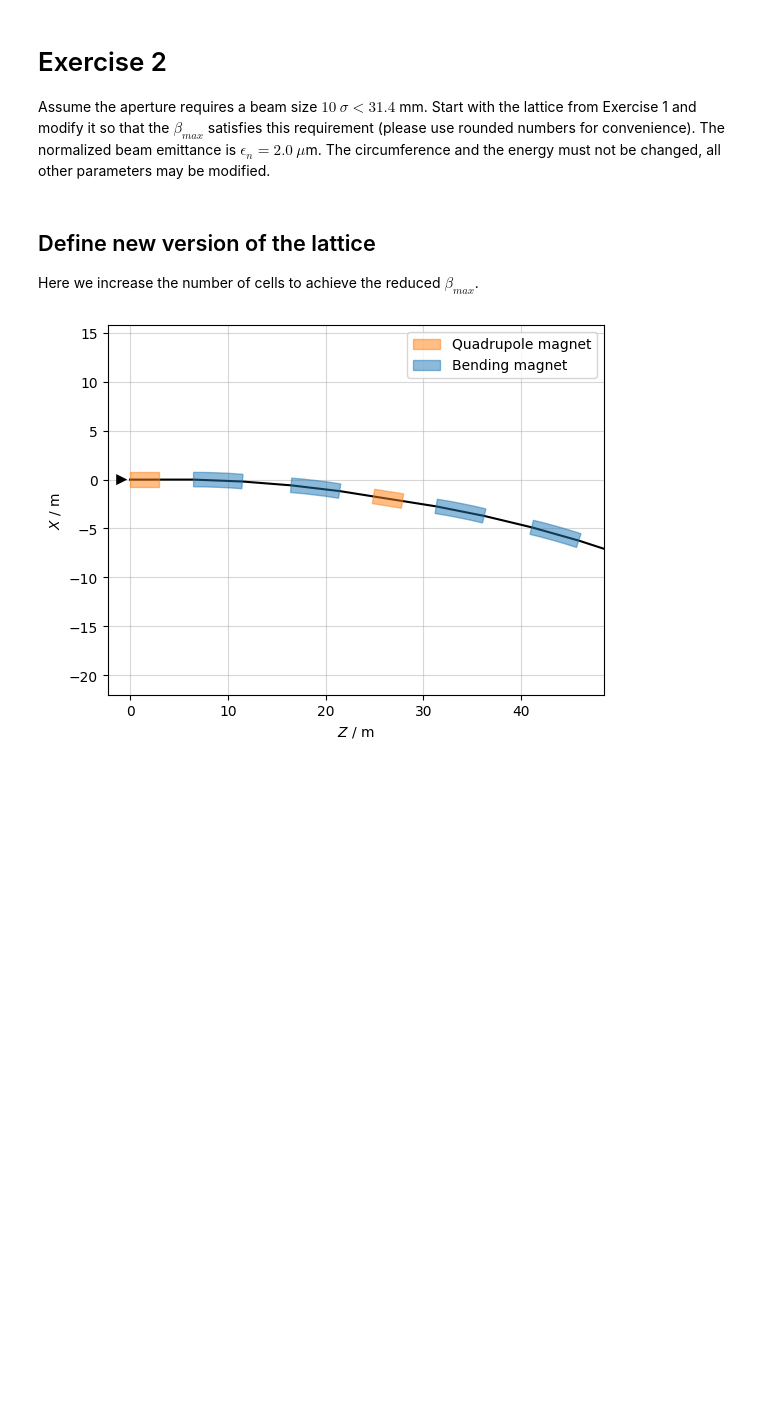
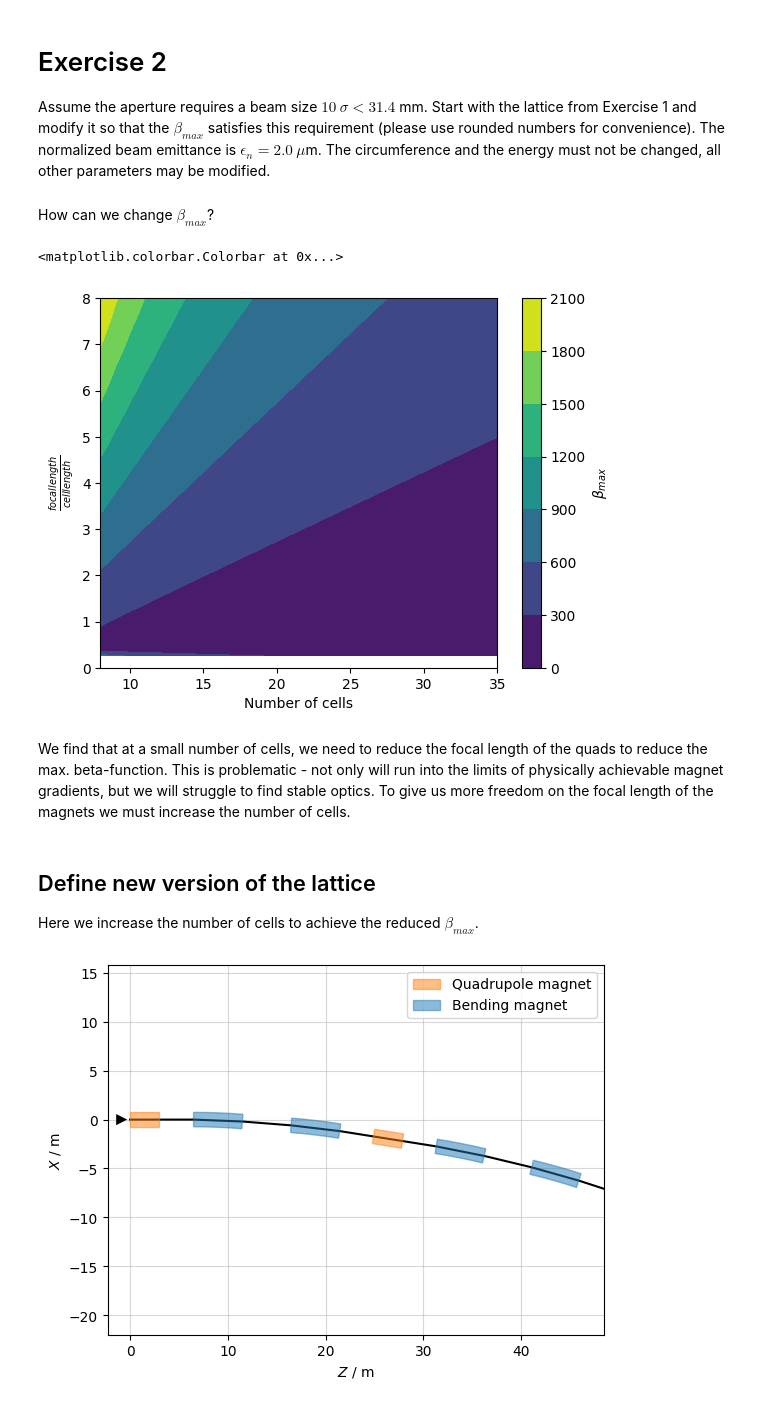
Before and after one commit to sterbini/AAP_CAS, a Jupyter notebook: exercises/solutions/Exercise2/Exercise2.ipynb, the cells around one changed output. Drawn from its saved outputs; the diff is of its cells as text; code cells hidden in the pictures; blank space fills up the shorter version.

```diff
--- a/exercises/solutions/Exercise2/Exercise2.ipynb
+++ b/exercises/solutions/Exercise2/Exercise2.ipynb
@@ -9,6 +9,38 @@ import pandas as pd
 import xobjects as xo
 import xtrack as xt
 import scipy
+# %% [markdown]
+How can we change $\beta_{max}$?
+# %%
+flr = np.linspace(0.00, 8, 64)
+ls = np.linspace(0, 1000/8, 64)
+ns = np.linspace(8,35, 35-8)
+
+circ = 1000
+
+
+def fun(flr, L):
+    f = flr*L
+    return 2*f*np.sqrt(4*f+L)/np.sqrt(4*f-L)
+
+def isStab(flr, L):
+    f = flr*L
+    return np.logical_and(L/(2*f)>0, L/(2*f)<1)
+
+fin, lin = np.meshgrid(flr, ls)
+fin, nin = np.meshgrid(flr, ns)
+
+plt.contourf(ns, flr, fun(fin, circ/nin).T)
+plt.ylabel(r'$\frac{focal length}{cell length}$')
+plt.xlabel('Number of cells')
+plt.colorbar(label = r'$\beta_{max}$')
+
+#print(isStab(fin, lin))
+# %% [output]
+<matplotlib.colorbar.Colorbar at 0x...>
+[figure, added]
+# %% [markdown]
+We find that at a small number of cells, we need to reduce the focal length of the quads to reduce the max. beta-function. This is problematic - not only will run into the limits of physically achievable magnet gradients, but we will struggle to find stable optics. To give us more freedom on the focal length of the magnets we must increase the number of cells.
 # %% [markdown]
 ## Define new version of the lattice
 Here we increase the number of cells to achieve the reduced $\beta_{max}$.
```
Also changed, not shown: parts of 29 cells of this notebook.
